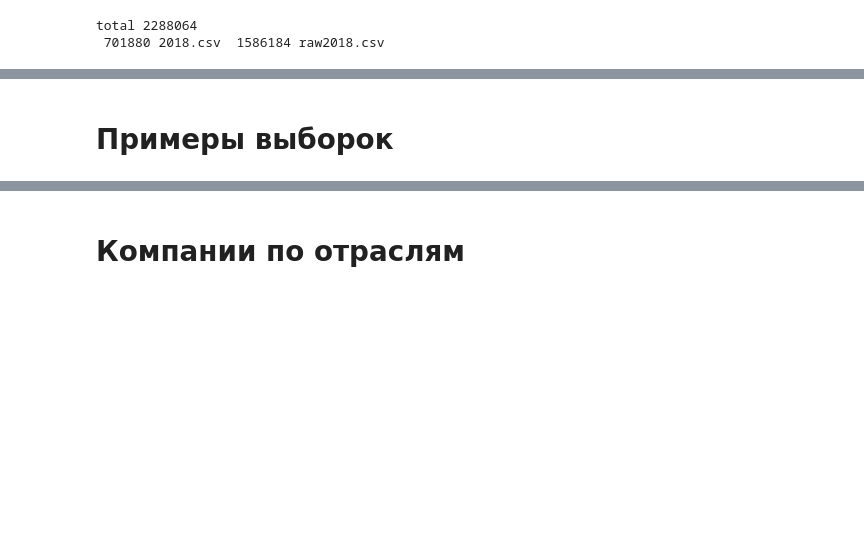
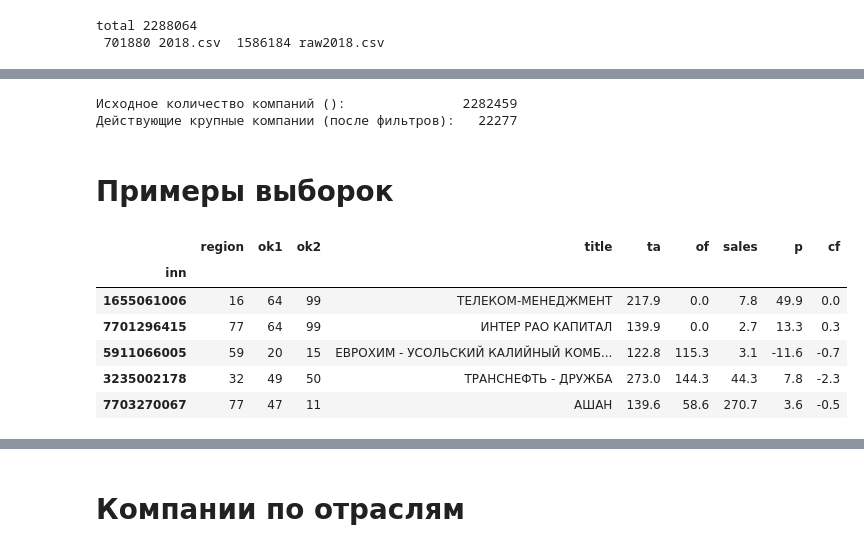
Before and after one commit to ru-corporate/boo, a Jupyter notebook: boo.ipynb, the cells around one changed output, grey strips where cells are left out. Saved outputs shown, nothing was run; the diff lists cells and outputs as text; code cells hidden in the pictures; blank space fills up the shorter version.

```diff
--- a/boo.ipynb
+++ b/boo.ipynb
@@ -136,5 +23,4 @@ def shorthand(df):
 # %%
-import boo
 from boo.dataframe.util import industry, inn, contains, sort
 from boo.dataframe.filter import (large_companies, medium_companies,
                                   minimal_columns, is_alive, shorthand,
@@ -143,9 +29,8 @@ from boo.dataframe.filter import (large_companies, medium_companies,
 try:
   root_df
 except NameError:
-  root_df = boo.read_dataframe(2017)
+  root_df = boo.read_dataframe(YEAR)
 
-del df
 try:
   df
 except NameError:
@@ -154,3 +39,6 @@ except NameError:
 
 print("Исходное количество компаний ():               %7i" % root_df.shape[0])
 print("Действующие крупные компании (после фильтров): %7i" % df.shape[0])
+# %% [output]
+Исходное количество компаний ():               2282459
+Действующие крупные компании (после фильтров):   22277
@@ -184 +52,12 @@ df.query('ta>100').sample(10)
+# %%
+# Случайные 5 компаний с активами более 100 млрд. руб.
+df.query('ta>100').sample(5)
+# %% [output]
+|  | region | ok1 | ok2 | title | ta | of | sales | p | cf |
+| inn |  |  |  |  |  |  |  |  |  |
+| 1655061006 | 16 | 64 | 99 | ТЕЛЕКОМ-МЕНЕДЖМЕНТ | 217.9 | 0.0 | 7.8 | 49.9 | 0.0 |
+| 7701296415 | 77 | 64 | 99 | ИНТЕР РАО КАПИТАЛ | 139.9 | 0.0 | 2.7 | 13.3 | 0.3 |
+| 5911066005 | 59 | 20 | 15 | ЕВРОХИМ - УСОЛЬСКИЙ КАЛИЙНЫЙ КОМБ... | 122.8 | 115.3 | 3.1 | -11.6 | -0.7 |
+| 3235002178 | 32 | 49 | 50 | ТРАНСНЕФТЬ - ДРУЖБА | 273.0 | 144.3 | 44.3 | 7.8 | -2.3 |
+| 7703270067 | 77 | 47 | 11 | АШАН | 139.6 | 58.6 | 270.7 | 3.6 | -0.5 |
 # %%
```
Also changed, not shown: parts of 23 cells of this notebook.
